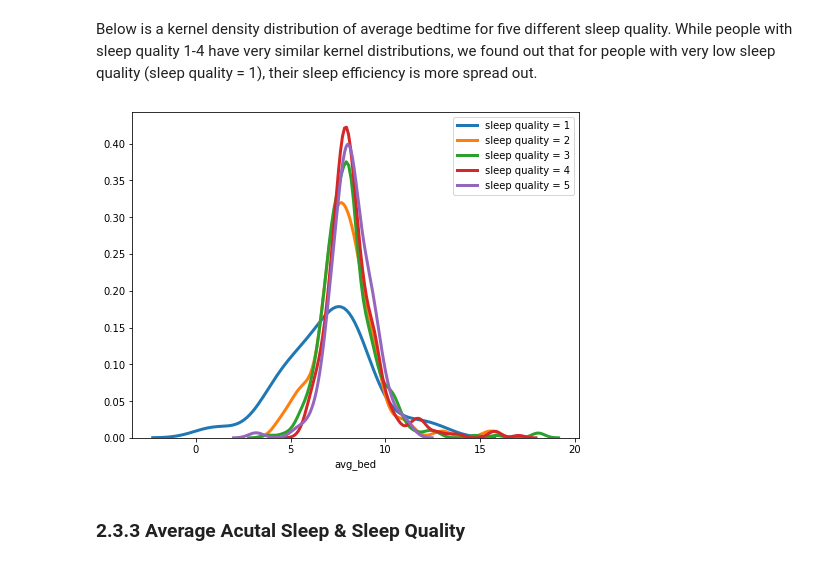
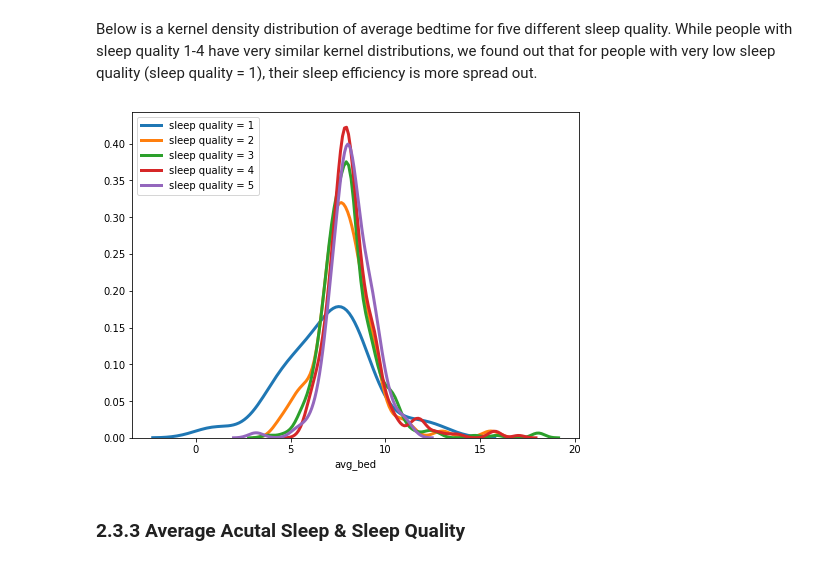
Before and after one commit to zhangxingruo/2019-fa-stats131-group2, a Jupyter notebook: STATS131_Friends_FinalProject_Sleep.ipynb, the cells around one changed output. Saved outputs shown, nothing was run; the diff lists cells and outputs as text; code cells hidden in the pictures.

```diff
--- a/STATS131_Friends_FinalProject_Sleep.ipynb
+++ b/STATS131_Friends_FinalProject_Sleep.ipynb
@@ -461,13 +464,13 @@ Below is a kernel density distribution of average bedtime for five different sle
 # %%
 fig = plt.figure(figsize = [8,6])
 
 for i in range(1,6):
     sns.distplot(sleep.avg_bed.loc[sleep.Q10_a == i], label = 'sleep quality = ' + str(i), hist = False, kde=True,
              hist_kws={'edgecolor':'black'},
              kde_kws={'linewidth': 3})
-plt.legend();
+plt.legend(loc="upper left");
 # %% [output]
-[figure, old version]
+[figure, new version]
 # %% [markdown]
 ### 2.3.3 Average Acutal Sleep & Sleep Quality
 # %% [markdown]
```
Also changed, not shown: parts of 20 cells of this notebook.
